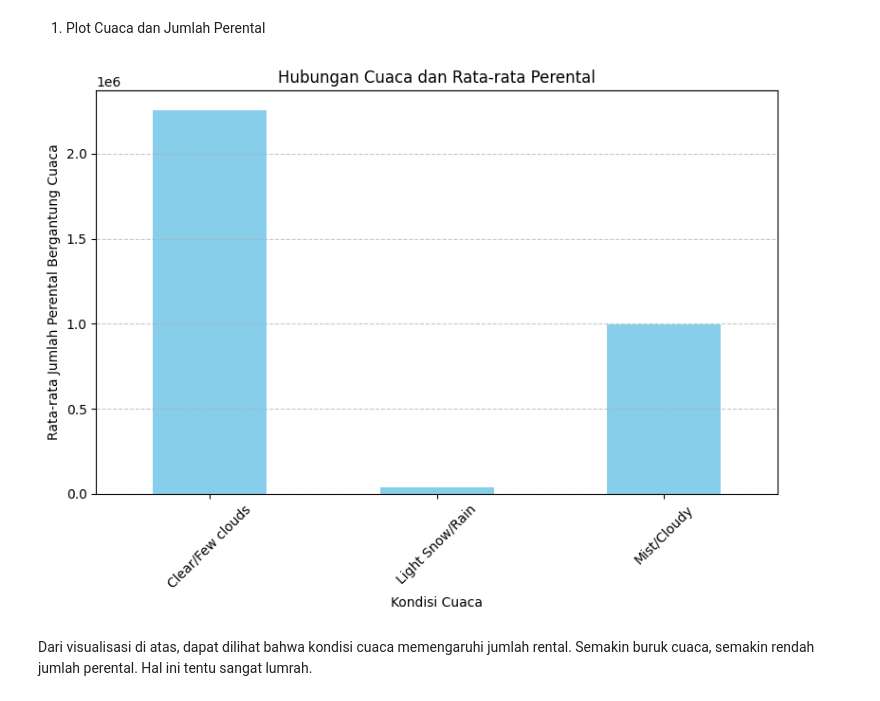
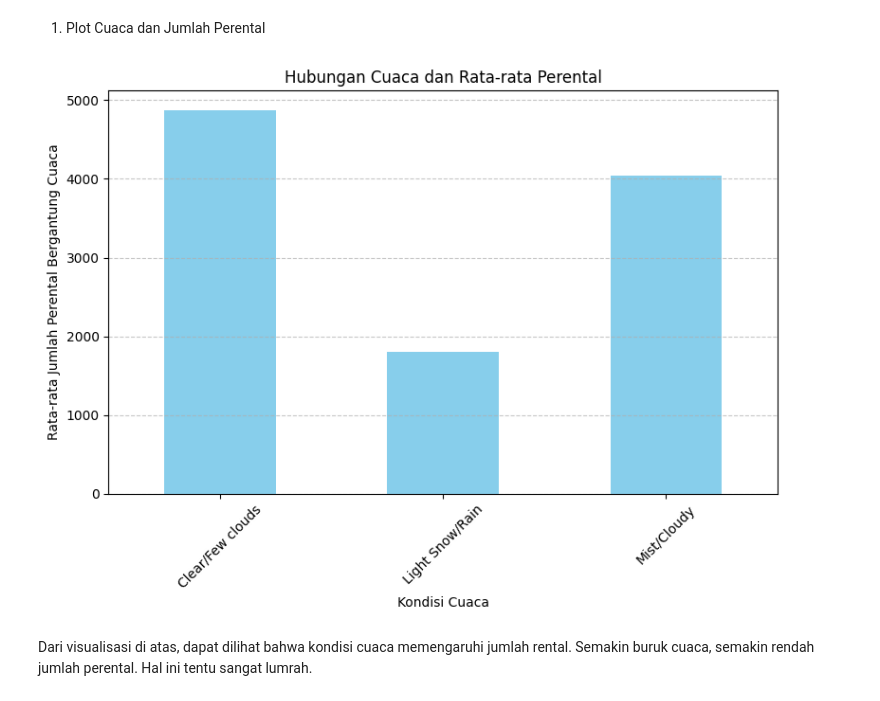
Before and after one commit to rid333/dicoding-analisis-data, a Jupyter notebook: notebook.ipynb, the cells around one changed output. Cells and saved outputs as stored; diff of their text form; code cells hidden in the pictures.

```diff
--- a/notebook.ipynb
+++ b/notebook.ipynb
@@ -297,18 +297,18 @@ Dari data di atas dapat dilihat perental justru lebih banyak di hari-hari biasa
 # %% [markdown]
 1. Plot Cuaca dan Jumlah Perental
 # %%
-weather_cnt = day_df.groupby('weathersit', observed=True)['cnt'].sum()
+weather_cnt = day_df.groupby('weathersit', observed=True)['cnt'].mean()
 plt.figure(figsize=(8, 6))
 weather_cnt.plot(kind='bar', color='skyblue')
 plt.title('Hubungan Cuaca dan Rata-rata Perental')
 plt.xlabel('Kondisi Cuaca')
 plt.ylabel('Rata-rata Jumlah Perental Bergantung Cuaca')
 plt.xticks(rotation=45)
 plt.grid(axis='y', linestyle='--', alpha=0.7)
 plt.tight_layout()
 plt.show()
 # %% [output]
-[figure, old version]
+[figure, new version]
 # %% [markdown]
 Dari visualisasi di atas, dapat dilihat bahwa kondisi cuaca memengaruhi jumlah rental. Semakin buruk cuaca, semakin rendah jumlah perental. Hal ini tentu sangat lumrah.
 # %% [markdown]
```
Also changed, not shown: parts of 2 cells of this notebook.
